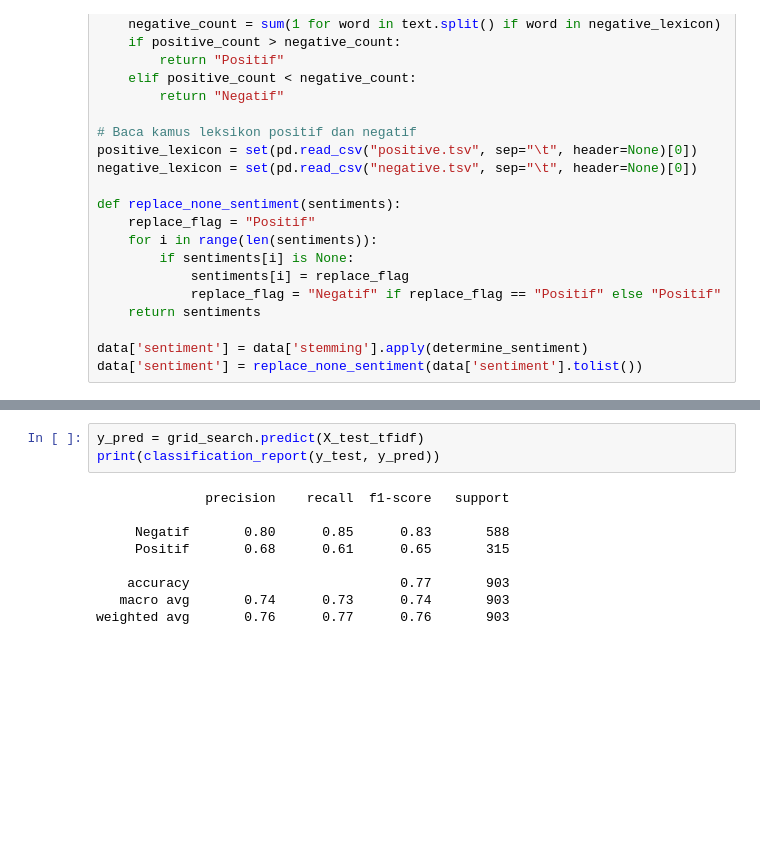
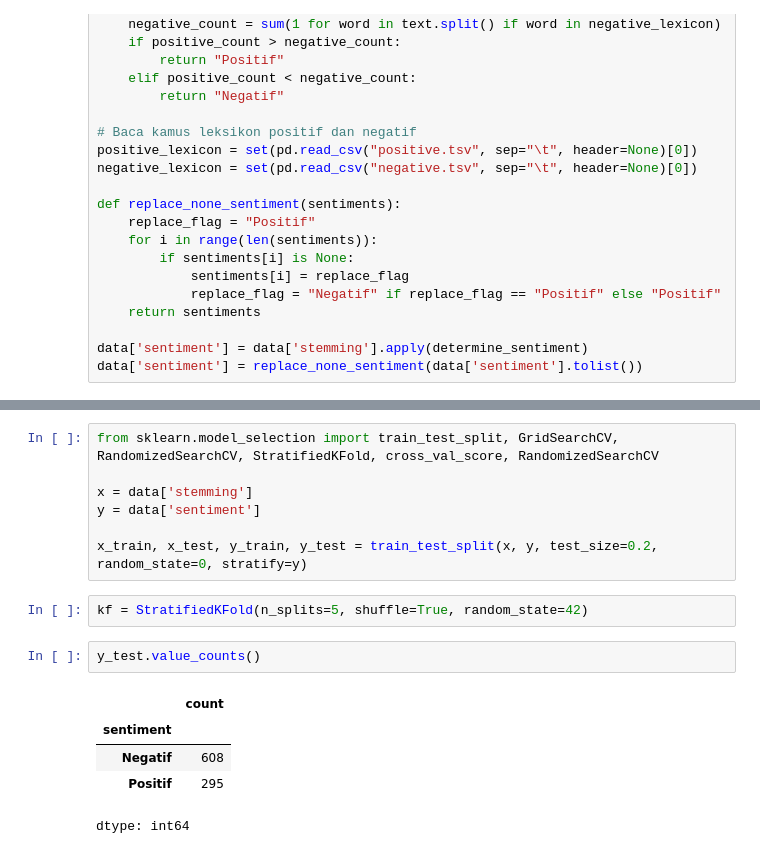
Before and after one commit to Spyrx4/analisis_sentimen_merahputih_oneforall, a Jupyter notebook: notebook/Proses_data_new.ipynb, the cells around one changed output, grey strips where cells are left out. Drawn from its saved outputs; the diff is of its cells as text; blank space fills up the shorter version.

```diff
--- a/notebook/Proses_data_new.ipynb
+++ b/notebook/Proses_data_new.ipynb
@@ -988,12 +606,17 @@ GridSearchCV(cv=5,
-# %%
-y_pred = grid_search.predict(X_test_tfidf)
-print(classification_report(y_test, y_pred))
-# %% [output]
-              precision    recall  f1-score   support
-
-     Negatif       0.80      0.85      0.83       588
-     Positif       0.68      0.61      0.65       315
-
-    accuracy                           0.77       903
-   macro avg       0.74      0.73      0.74       903
-weighted avg       0.76      0.77      0.76       903
+# %%
+from sklearn.model_selection import train_test_split, GridSearchCV, RandomizedSearchCV, StratifiedKFold, cross_val_score, RandomizedSearchCV
+
+x = data['stemming']
+y = data['sentiment']
+
+x_train, x_test, y_train, y_test = train_test_split(x, y, test_size=0.2, random_state=0, stratify=y)
+# %%
+kf = StratifiedKFold(n_splits=5, shuffle=True, random_state=42)
+# %%
+y_test.value_counts()
+# %% [output]
+|  | count |
+| sentiment |  |
+| Negatif | 608 |
+| Positif | 295 |
+dtype: int64
```
Also changed, not shown: parts of 58 cells of this notebook.
